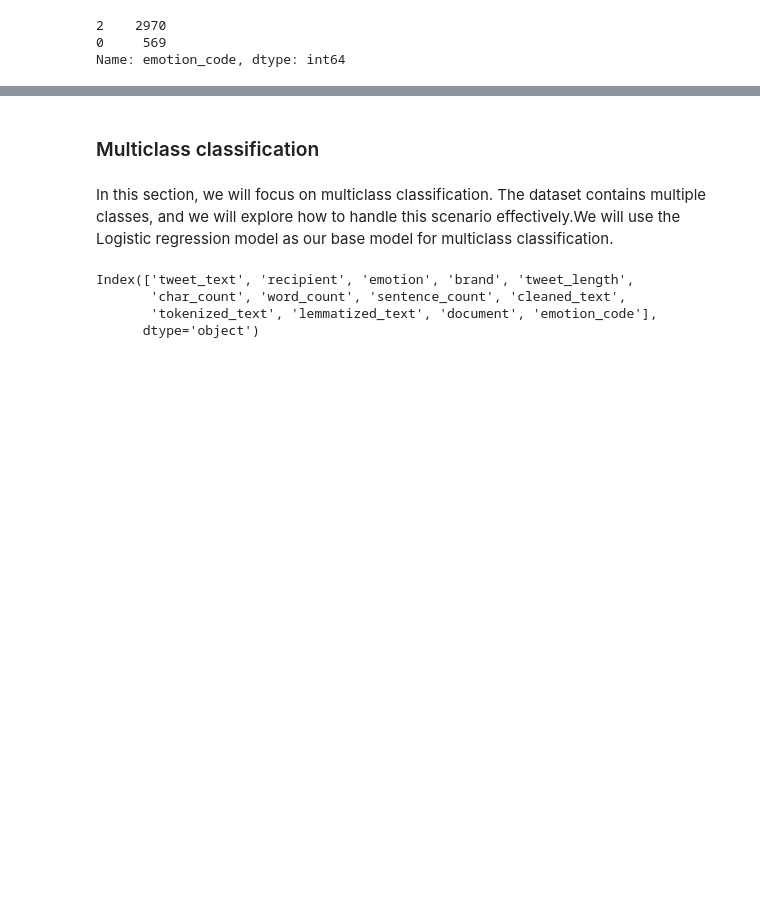
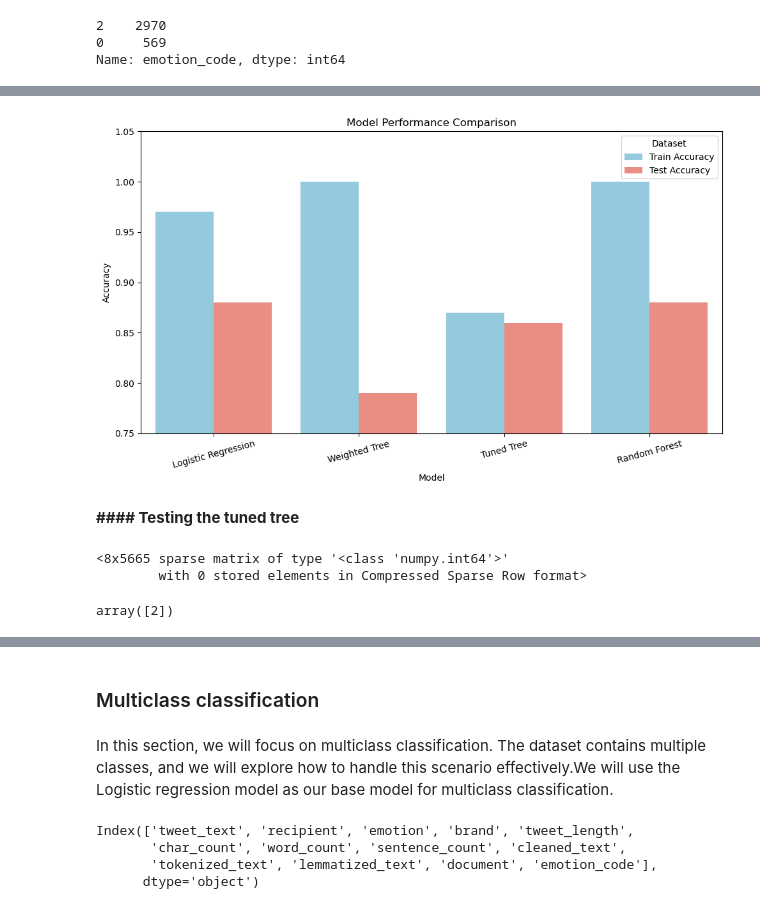
Before and after one commit to Julie-Nyawira/Phase4_Project, a Jupyter notebook: Index.ipynb, the cells around one changed output, grey strips where cells are left out. Saved outputs shown, nothing was run; the diff lists cells and outputs as text; code cells hidden in the pictures; blank space fills up the shorter version.

```diff
--- a/Index.ipynb
+++ b/Index.ipynb
@@ -943,0 +875,28 @@ weighted avg       0.80      0.73      0.76       885
+# %%
+# Sample performance data
+models = ['Logistic Regression', 'Weighted Tree', 'Tuned Tree', 'Random Forest']
+train_accuracy = [0.97, 1.00, 0.87, 1.00]
+test_accuracy = [0.88, 0.79, 0.86, 0.88]
+
+# Create a DataFrame
+df = pd.DataFrame({
+    'Model': models,
+    'Train Accuracy': train_accuracy,
+    'Test Accuracy': test_accuracy
+})
+
+# Melt the DataFrame for seaborn
+df_melted = df.melt(id_vars='Model', var_name='Dataset', value_name='Accuracy')
+
+# Plot
+plt.figure(figsize=(10, 6))
+sns.barplot(data=df_melted, x='Model', y='Accuracy', hue='Dataset', palette={'Train Accuracy': 'skyblue', 'Test Accuracy': 'salmon'})
+plt.title('Model Performance Comparison')
+plt.ylim(0.75, 1.05)
+plt.xticks(rotation=15)
+plt.tight_layout()
+plt.show()
+# %% [output]
+[figure, added]
+# %% [markdown]
+**#### Testing the tuned tree**
@@ -943,0 +909,12 @@ weighted avg       0.80      0.73      0.76       885
+# %%
+#Vectorize the preprocessed tweet using the same vectorizer
+tweet_vectorized = vectorizer.transform(tweet_preprocessed)
+tweet_vectorized
+# %% [output]
+<8x5665 sparse matrix of type '<class 'numpy.int64'>'
+        with 0 stored elements in Compressed Sparse Row format>
+# %%
+test_predicted  = best_tree.predict(tweet_vectorized)
+test_predicted
+# %% [output]
+array([2])
```
Also changed, not shown: parts of 69 cells of this notebook, 1 other file.
